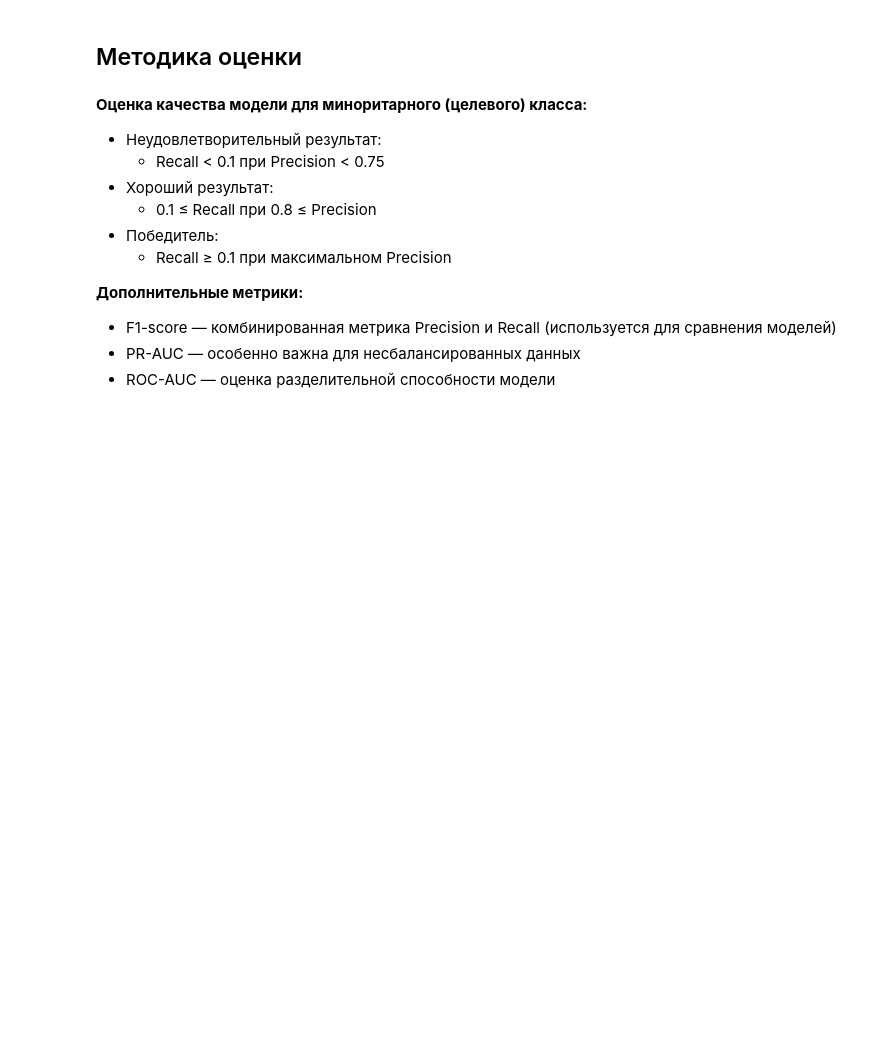
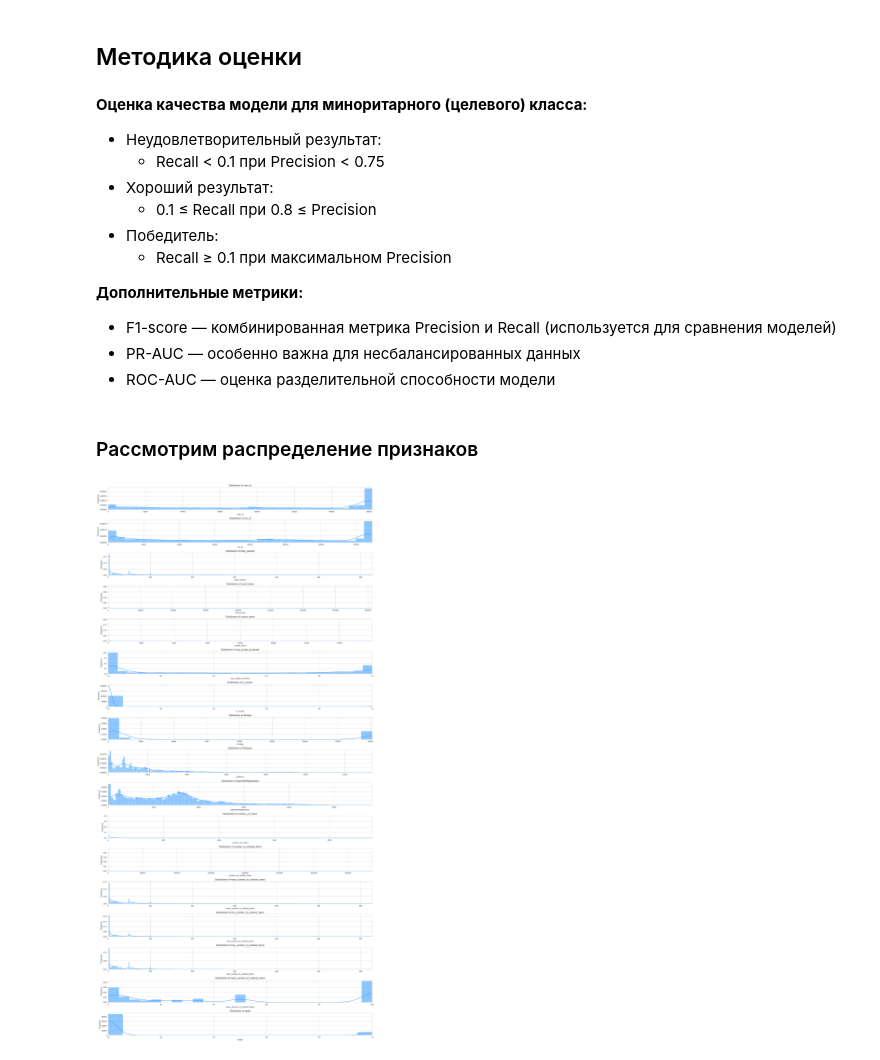
Before and after one commit to timu-ryan/wb-hackathon, a Jupyter notebook: ml/stock_detection.ipynb, the cells around one changed output. Saved outputs shown, nothing was run; the diff lists cells and outputs as text; code cells hidden in the pictures; blank space fills up the shorter version.

Commit message:
Add visualization of distribution

```diff
--- a/ml/stock_detection.ipynb
+++ b/ml/stock_detection.ipynb
@@ -108,3 +108,45 @@
 * F1-score — комбинированная метрика Precision и Recall (используется для сравнения моделей)
 * PR-AUC — особенно важна для несбалансированных данных
 * ROC-AUC — оценка разделительной способности модели
+# %% [markdown]
+### Рассмотрим распределение признаков
+# %%
+%matplotlib inline
+import pandas as pd
+import matplotlib.pyplot as plt
+import seaborn as sns
+import numpy as np
+
+
+
+data = pd.read_csv('df_train.csv')
+# Distribution
+# Setting the style for the plots
+sns.set_style('whitegrid')
+
+# Filtering out numerical columns
+numerical_columns = data.select_dtypes(include=['float64', 'int64']).columns
+
+plt.figure(figsize=(20, 40))
+
+# Plotting histograms for each numerical column
+for i, col in enumerate(numerical_columns, 1):
+    plt.subplot(len(numerical_columns), 1, i)
+
+    sns.histplot(
+        data[col],
+        color='dodgerblue',
+        bins='auto',  #из-за этого долго считается
+        kde=True,
+        edgecolor='white',
+        linewidth=0.5,
+        stat='density' if data[col].nunique() > 20 else 'count'
+    )
+    plt.title(f'Distribution of {col}')
+    plt.xlabel(col)
+    plt.ylabel('Frequency')
+
+plt.tight_layout()
+plt.show()
+# %% [output]
+[figure, added]
```
Also changed, not shown: parts of 1 cell of this notebook.
